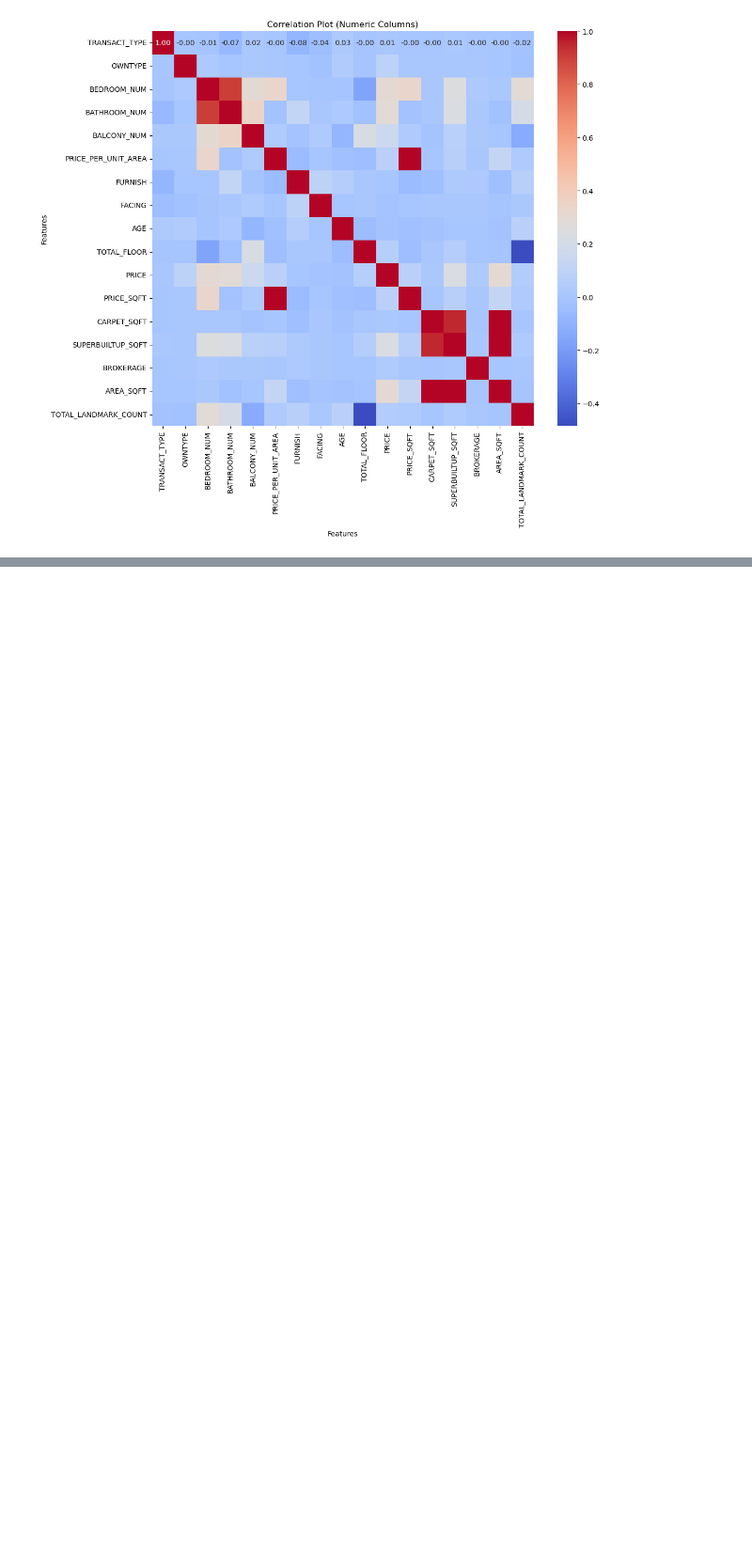
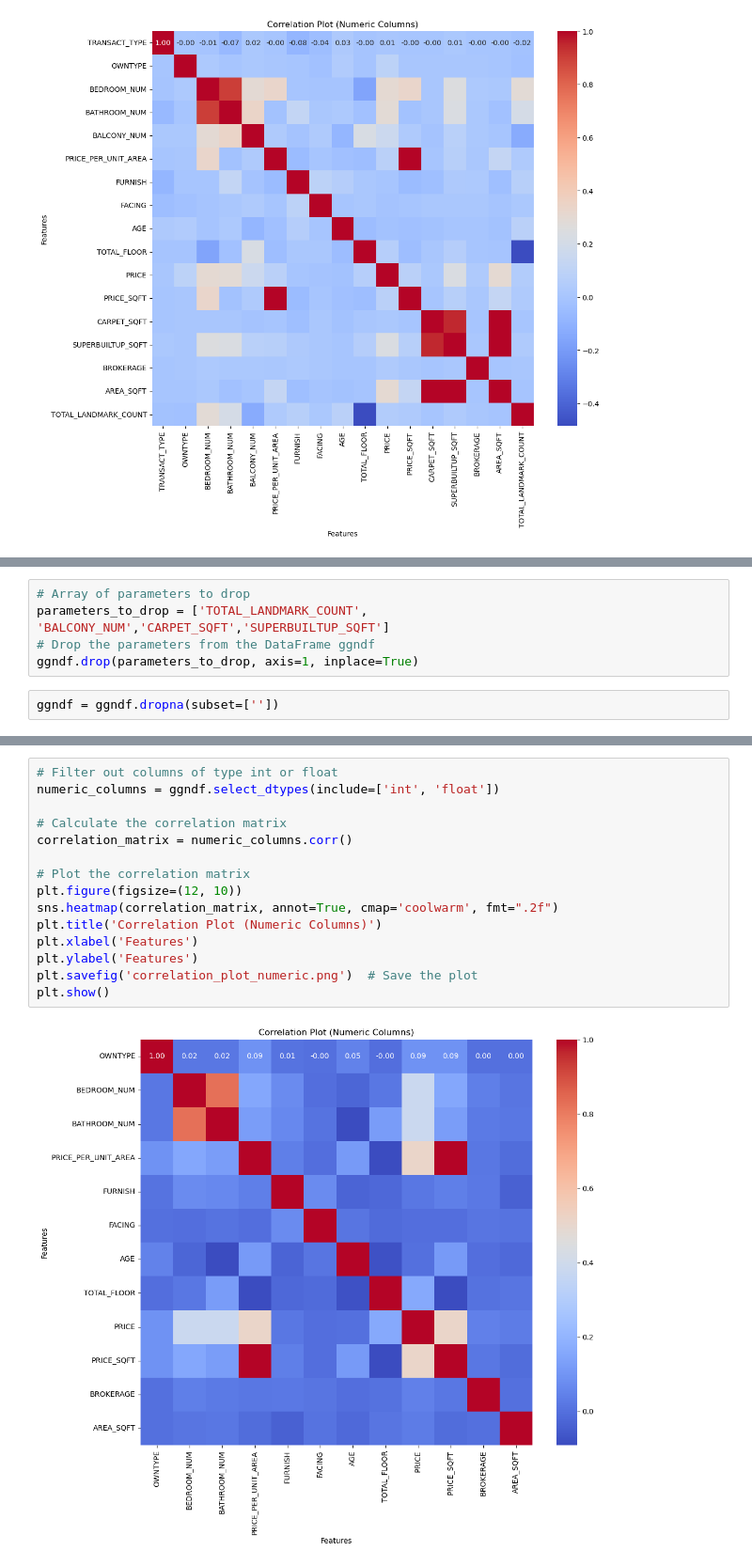
Before and after one commit to tanishhky/Housing-Research, a Jupyter notebook: main.ipynb, the cells around one changed output, grey strips where cells are left out. Shown: that part at 94% size. Drawn from its saved outputs; the diff is of its cells as text; blank space fills up the shorter version.

```diff
--- a/main.ipynb
+++ b/main.ipynb
@@ -82,0 +156,7 @@ plt.show()
+# %%
+# Array of parameters to drop
+parameters_to_drop = ['TOTAL_LANDMARK_COUNT', 'BALCONY_NUM','CARPET_SQFT','SUPERBUILTUP_SQFT']
+# Drop the parameters from the DataFrame ggndf
+ggndf.drop(parameters_to_drop, axis=1, inplace=True)
+# %%
+ggndf = ggndf.dropna(subset=[''])
@@ -82,0 +183,17 @@ plt.show()
+# %%
+# Filter out columns of type int or float
+numeric_columns = ggndf.select_dtypes(include=['int', 'float'])
+
+# Calculate the correlation matrix
+correlation_matrix = numeric_columns.corr()
+
+# Plot the correlation matrix
+plt.figure(figsize=(12, 10))
+sns.heatmap(correlation_matrix, annot=True, cmap='coolwarm', fmt=".2f")
+plt.title('Correlation Plot (Numeric Columns)')
+plt.xlabel('Features')
+plt.ylabel('Features')
+plt.savefig('correlation_plot_numeric.png')  # Save the plot
+plt.show()
+# %% [output]
+[figure, added]
```
Also changed, not shown: parts of 15 cells of this notebook, 4 other files.
